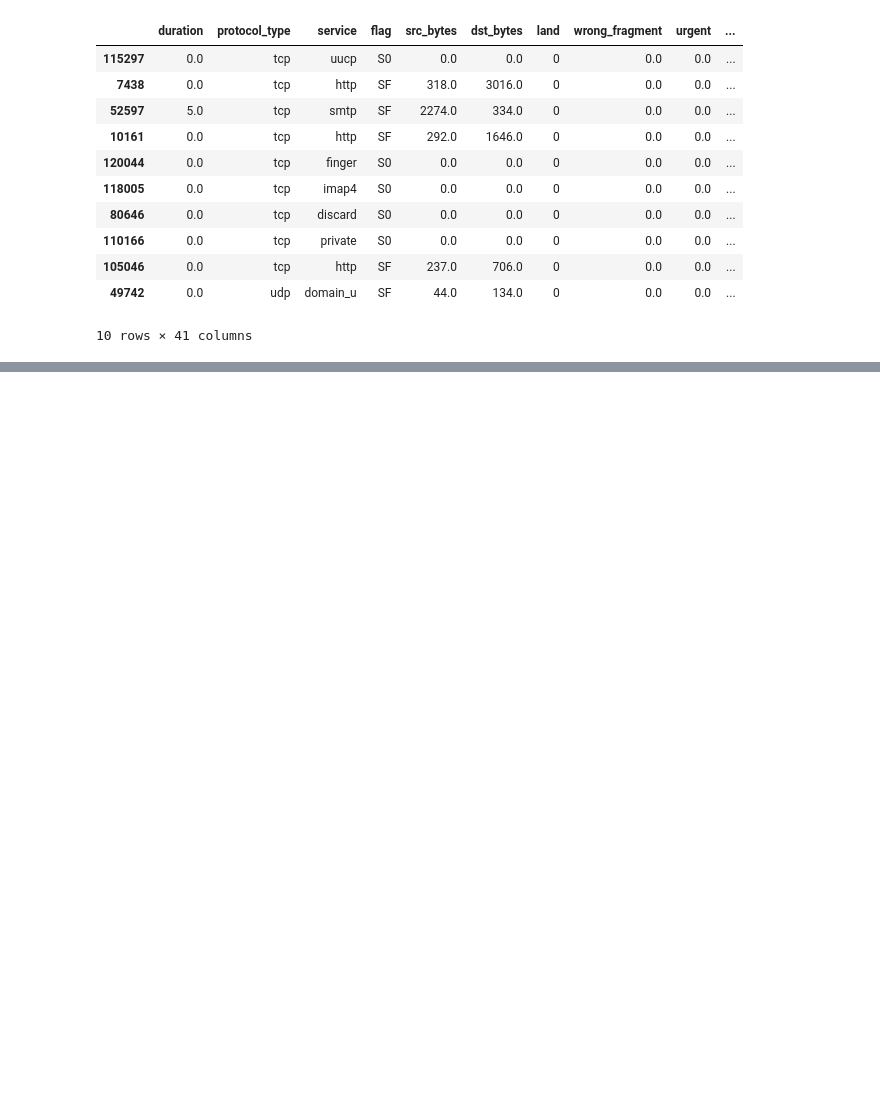
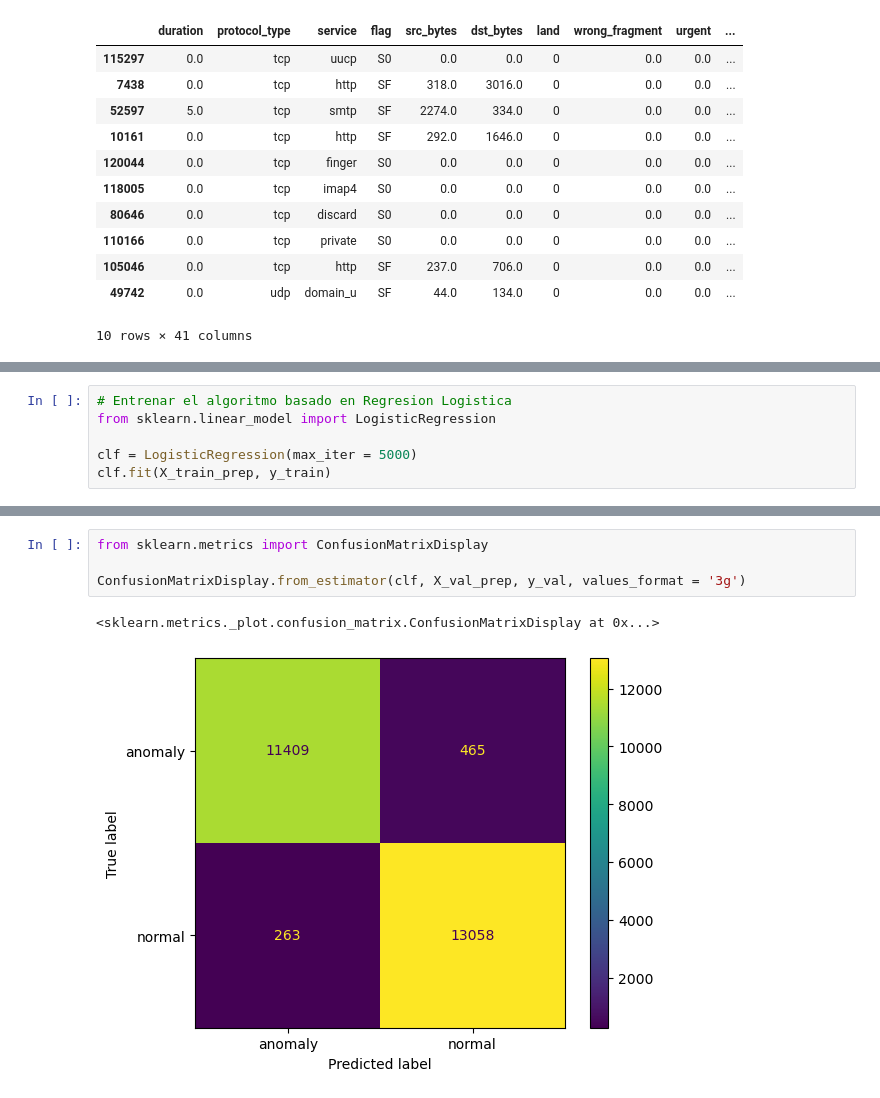
Before and after one commit to itsFDavid/Simulacion, a Jupyter notebook: 10-Evaluacion_de_resultado/10-Evaluacion_de_resultados.ipynb, the cells around one changed output, grey strips where cells are left out. Drawn from its saved outputs; the diff is of its cells as text; blank space fills up the shorter version.

Commit message:
add confusion matrix

```diff
--- a/10-Evaluacion_de_resultado/10-Evaluacion_de_resultados.ipynb
+++ b/10-Evaluacion_de_resultado/10-Evaluacion_de_resultados.ipynb
@@ -209,0 +227,6 @@ X_val_prep.head(10)
+# %%
+# Entrenar el algoritmo basado en Regresion Logistica
+from sklearn.linear_model import LogisticRegression
+
+clf = LogisticRegression(max_iter = 5000)
+clf.fit(X_train_prep, y_train)
@@ -209,0 +259,7 @@ X_val_prep.head(10)
+# %%
+from sklearn.metrics import ConfusionMatrixDisplay
+
+ConfusionMatrixDisplay.from_estimator(clf, X_val_prep, y_val, values_format = '3g')
+# %% [output]
+<sklearn.metrics._plot.confusion_matrix.ConfusionMatrixDisplay at 0x...>
+[figure, added]
```
Also changed, not shown: parts of 8 cells of this notebook.
